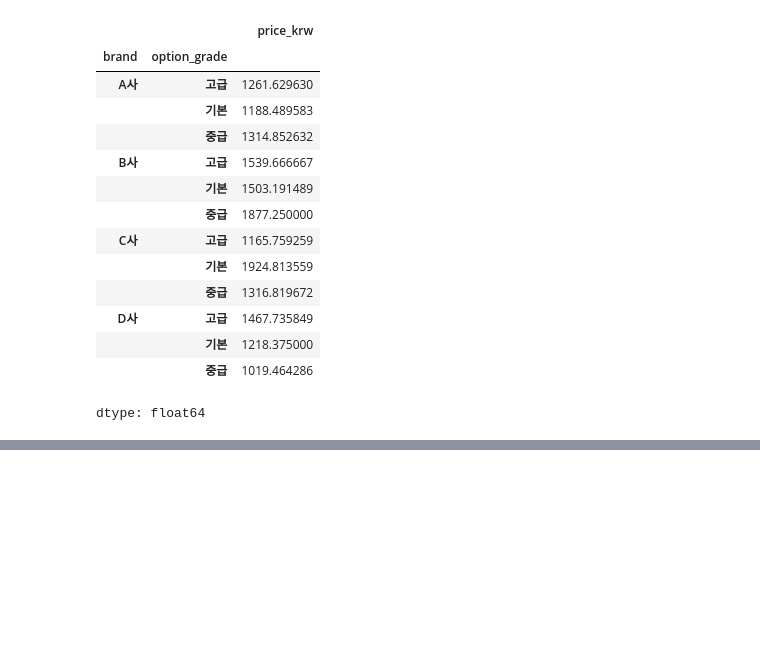
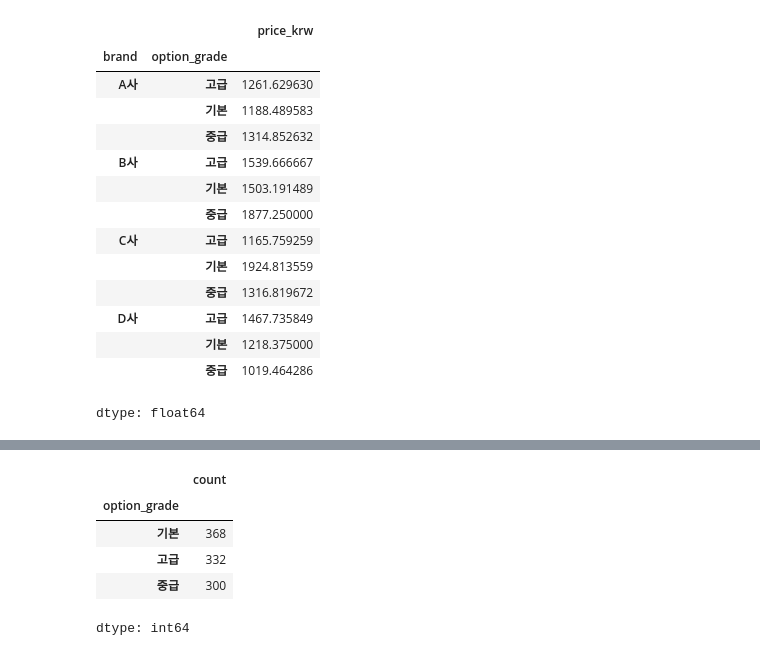
Before and after one commit to Njeon3091/AICE_study, a Jupyter notebook: Epass_1.ipynb, the cells around one changed output, grey strips where cells are left out. Drawn from its saved outputs; the diff is of its cells as text; code cells hidden in the pictures; blank space fills up the shorter version.

```diff
--- a/Epass_1.ipynb
+++ b/Epass_1.ipynb
@@ -93,0 +142,5 @@ dtype: float64
+# %%
+mode_df = car_pre['option_grade'].mode()[0]
+car_pre['option_grade'].fillna(mode_df, inplace=True)
+
+#car_pre = car_df_na[cols]
@@ -93,0 +181,9 @@ dtype: float64
+# %%
+car_pre['option_grade'].value_counts()
+# %% [output]
+|  | count |
+| option_grade |  |
+| 기본 | 368 |
+| 고급 | 332 |
+| 중급 | 300 |
+dtype: int64
```
Also changed, not shown: parts of 11 cells of this notebook.
